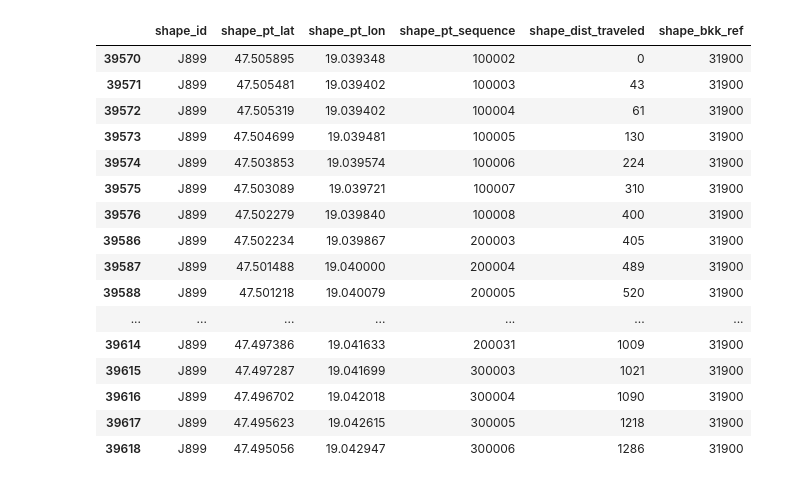
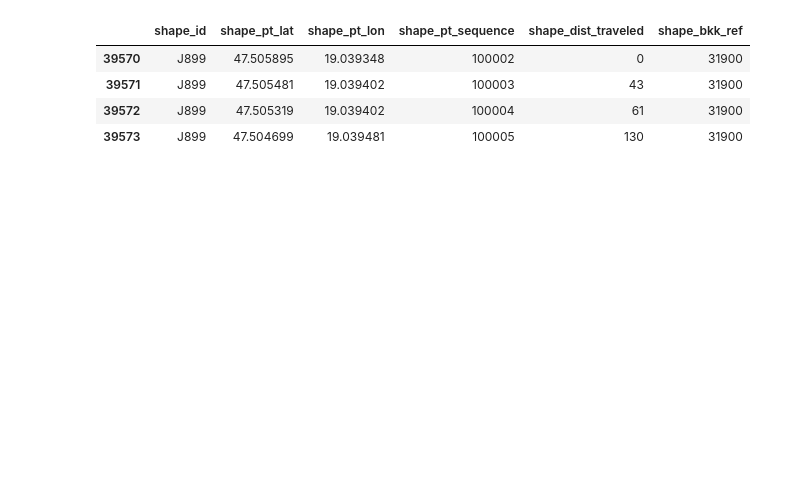
Before and after one commit to urbanicsandras/budapest_time_travel, a Jupyter notebook: notebooks/vizualize_v02.ipynb, the cells around one changed output. Drawn from its saved outputs; the diff is of its cells as text; code cells hidden in the pictures; blank space fills up the shorter version.

```diff
--- a/notebooks/vizualize_v02.ipynb
+++ b/notebooks/vizualize_v02.ipynb
@@ -53,25 +69,13 @@ def get_route_data(route_short_name):
     return route_shapes
 # %%
 route_shapes = get_route_data('19')
-route_shapes.sort_values(['shape_id', 'shape_dist_traveled']).head(40)
+route_shapes.sort_values(['shape_id', 'shape_dist_traveled']).head(4)
 # %% [output]
 |  | shape_id | shape_pt_lat | shape_pt_lon | shape_pt_sequence | shape_dist_traveled | shape_bkk_ref |
 | 39570 | J899 | 47.505895 | 19.039348 | 100002 | 0 | 31900 |
 | 39571 | J899 | 47.505481 | 19.039402 | 100003 | 43 | 31900 |
 | 39572 | J899 | 47.505319 | 19.039402 | 100004 | 61 | 31900 |
 | 39573 | J899 | 47.504699 | 19.039481 | 100005 | 130 | 31900 |
-| 39574 | J899 | 47.503853 | 19.039574 | 100006 | 224 | 31900 |
-| 39575 | J899 | 47.503089 | 19.039721 | 100007 | 310 | 31900 |
-| 39576 | J899 | 47.502279 | 19.039840 | 100008 | 400 | 31900 |
-| 39586 | J899 | 47.502234 | 19.039867 | 200003 | 405 | 31900 |
-| 39587 | J899 | 47.501488 | 19.040000 | 200004 | 489 | 31900 |
-| 39588 | J899 | 47.501218 | 19.040079 | 200005 | 520 | 31900 |
-| ... | ... | ... | ... | ... | ... | ... |
-| 39614 | J899 | 47.497386 | 19.041633 | 200031 | 1009 | 31900 |
-| 39615 | J899 | 47.497287 | 19.041699 | 300003 | 1021 | 31900 |
-| 39616 | J899 | 47.496702 | 19.042018 | 300004 | 1090 | 31900 |
-| 39617 | J899 | 47.495623 | 19.042615 | 300005 | 1218 | 31900 |
-| 39618 | J899 | 47.495056 | 19.042947 | 300006 | 1286 | 31900 |
 # %%
 def vizualize_route(route_short_name):
     shape_points = get_route_data(route_short_name)
```
Also changed, not shown: parts of 9 cells of this notebook, 13 other files.
